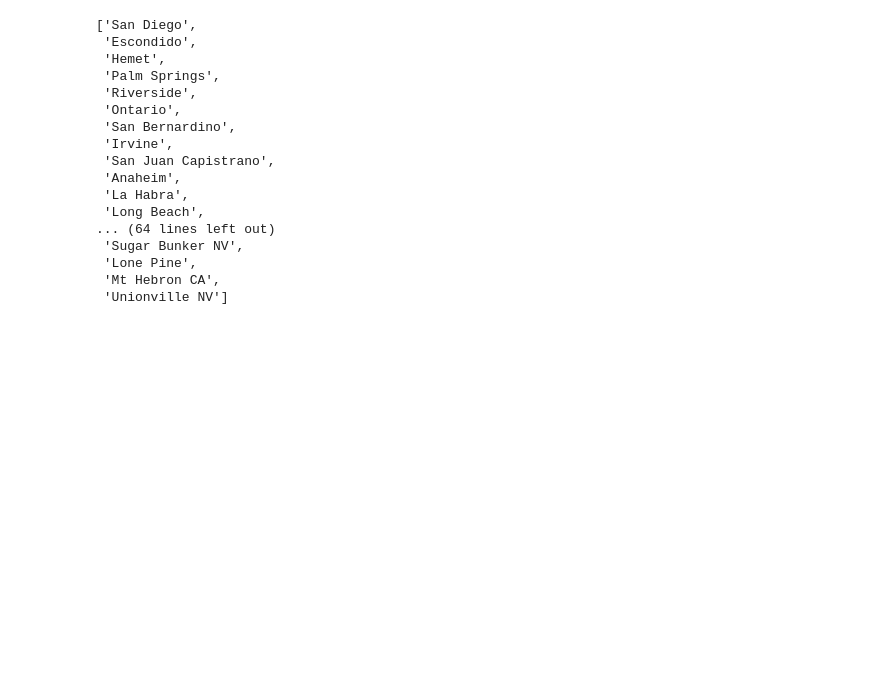
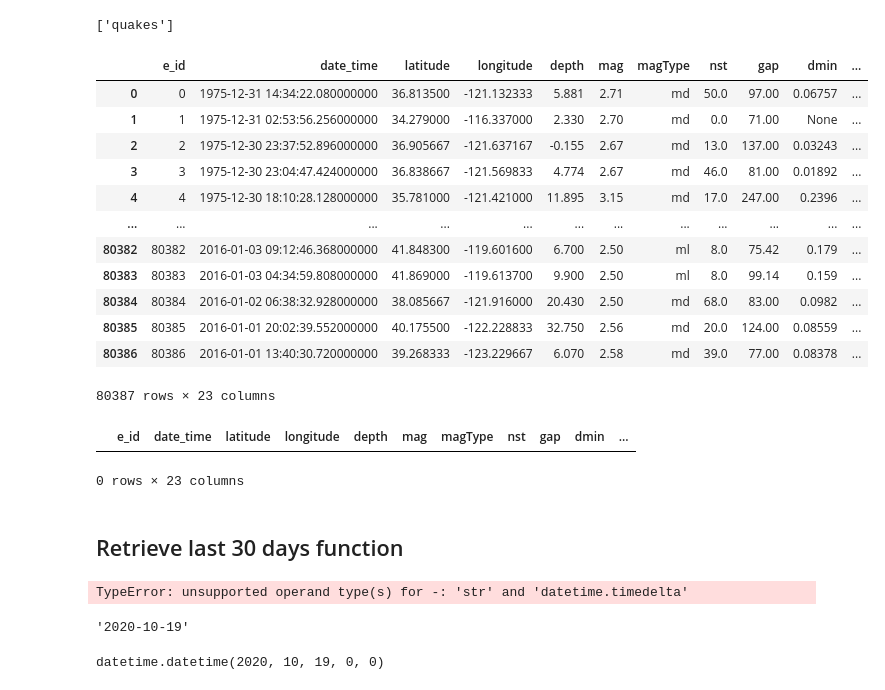
Before and after one commit to spakyari/quake-API, a Jupyter notebook: Proto.ipynb, the cells around one changed output. Saved outputs shown, nothing was run; the diff lists cells and outputs as text; code cells hidden in the pictures; blank space fills up the shorter version.

```diff
--- a/Proto.ipynb
+++ b/Proto.ipynb
@@ -20,20 +0,0 @@ df
-# %%
-df['City'].tolist()
-# %% [output]
-['San Diego',
- 'Escondido',
- 'Hemet',
- 'Palm Springs',
- 'Riverside',
- 'Ontario',
- 'San Bernardino',
- 'Irvine',
- 'San Juan Capistrano',
- 'Anaheim',
- 'La Habra',
- 'Long Beach',
-... (64 lines left out)
- 'Sugar Bunker NV',
- 'Lone Pine',
- 'Mt Hebron CA',
- 'Unionville NV']
@@ -39,0 +11,44 @@ df['City'].tolist()
+# %%
+
+engine = create_engine("sqlite:///Earthquake.db")
+Base = automap_base()
+# reflect the tables
+Base.prepare(engine, reflect=True)
+Base.classes.keys()
+# %% [output]
+['quakes']
+# %%
+
+conn = engine.connect()
+quakes_pd = pd.read_sql("SELECT * FROM quakes", conn)
+# %% [output]
+|  | e_id | date_time | latitude | longitude | depth | mag | magType | nst | gap | dmin | ... |
+| 0 | 0 | 1975-12-31 14:34:22.080000000 | 36.813500 | -121.132333 | 5.881 | 2.71 | md | 50.0 | 97.00 | 0.06757 | ... |
+| 1 | 1 | 1975-12-31 02:53:56.256000000 | 34.279000 | -116.337000 | 2.330 | 2.70 | md | 0.0 | 71.00 | None | ... |
+| 2 | 2 | 1975-12-30 23:37:52.896000000 | 36.905667 | -121.637167 | -0.155 | 2.67 | md | 13.0 | 137.00 | 0.03243 | ... |
+| 3 | 3 | 1975-12-30 23:04:47.424000000 | 36.838667 | -121.569833 | 4.774 | 2.67 | md | 46.0 | 81.00 | 0.01892 | ... |
+| 4 | 4 | 1975-12-30 18:10:28.128000000 | 35.781000 | -121.421000 | 11.895 | 3.15 | md | 17.0 | 247.00 | 0.2396 | ... |
+| ... | ... | ... | ... | ... | ... | ... | ... | ... | ... | ... | ... |
+| 80382 | 80382 | 2016-01-03 09:12:46.368000000 | 41.848300 | -119.601600 | 6.700 | 2.50 | ml | 8.0 | 75.42 | 0.179 | ... |
+| 80383 | 80383 | 2016-01-03 04:34:59.808000000 | 41.869000 | -119.613700 | 9.900 | 2.50 | ml | 8.0 | 99.14 | 0.159 | ... |
+| 80384 | 80384 | 2016-01-02 06:38:32.928000000 | 38.085667 | -121.916000 | 20.430 | 2.50 | md | 68.0 | 83.00 | 0.0982 | ... |
+| 80385 | 80385 | 2016-01-01 20:02:39.552000000 | 40.175500 | -122.228833 | 32.750 | 2.56 | md | 20.0 | 124.00 | 0.08559 | ... |
+| 80386 | 80386 | 2016-01-01 13:40:30.720000000 | 39.268333 | -123.229667 | 6.070 | 2.58 | md | 39.0 | 77.00 | 0.08378 | ... |
+80387 rows × 23 columns
+# %%
+lon = -120
+lat = 36
+radius = 30
+start_date = '2016-01-01'
+end_date = '2017-05-05'
+
+cols = 'date_time, latitude, longitude, depth, mag'
+sql = f"SELECT * FROM quakes where {start_date} < date_time and date_time < {end_date}"
+quakes_pd = pd.read_sql(sql, conn)
+
+quakes_pd
+# %% [output]
+|  | e_id | date_time | latitude | longitude | depth | mag | magType | nst | gap | dmin | ... |
+0 rows × 23 columns
+# %% [markdown]
+## Retrieve last 30 days function
@@ -39,0 +67,14 @@ df['City'].tolist()
+# %%
+ReadUSGS('2020-10-19')
+# %% [output]
+TypeError: unsupported operand type(s) for -: 'str' and 'datetime.timedelta'
+# %%
+(dt.datetime.today() - dt.timedelta(days=30)).strftime('%Y-%m-%d')
+# %% [output]
+'2020-10-19'
+# %%
+
+a = dt.datetime.strptime('2020-10-19 00:00:00', '%Y-%m-%d %H:%M:%S')
+a
+# %% [output]
+datetime.datetime(2020, 10, 19, 0, 0)
```
Also changed, not shown: parts of 6 cells of this notebook, 2 other files.
